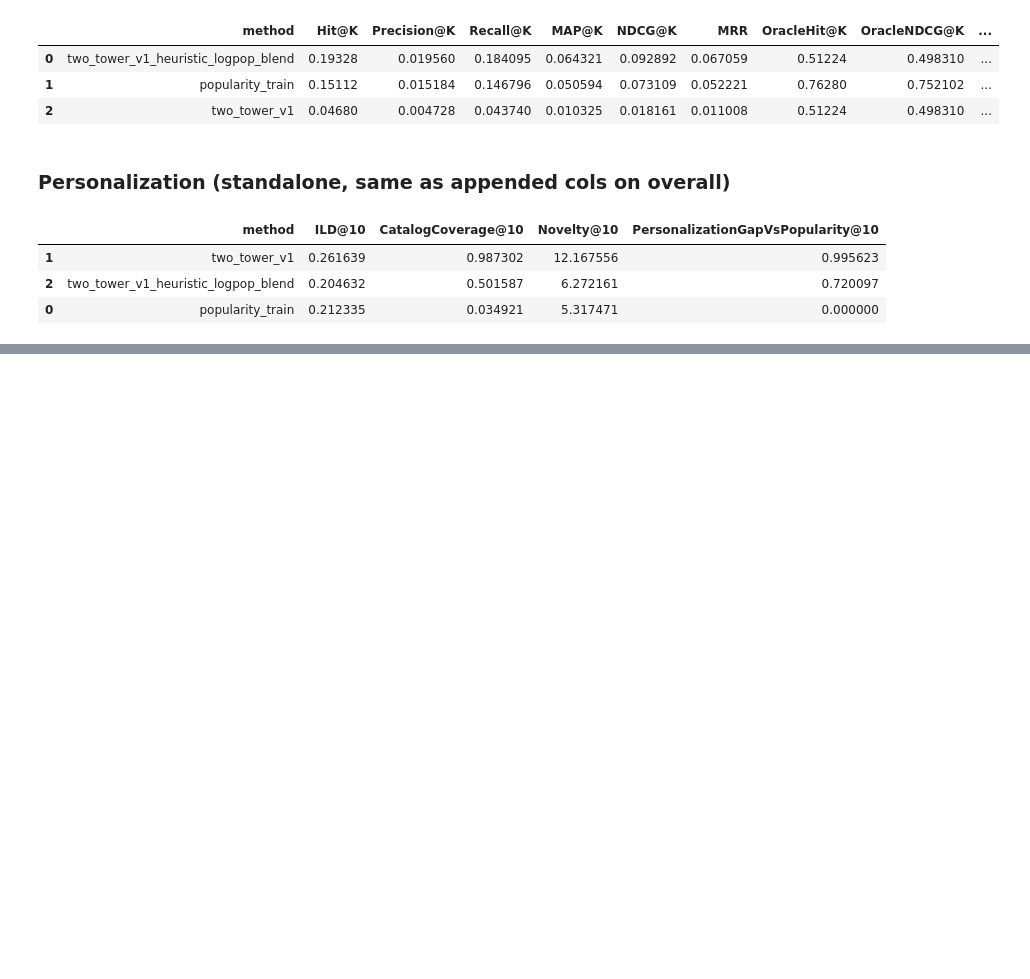
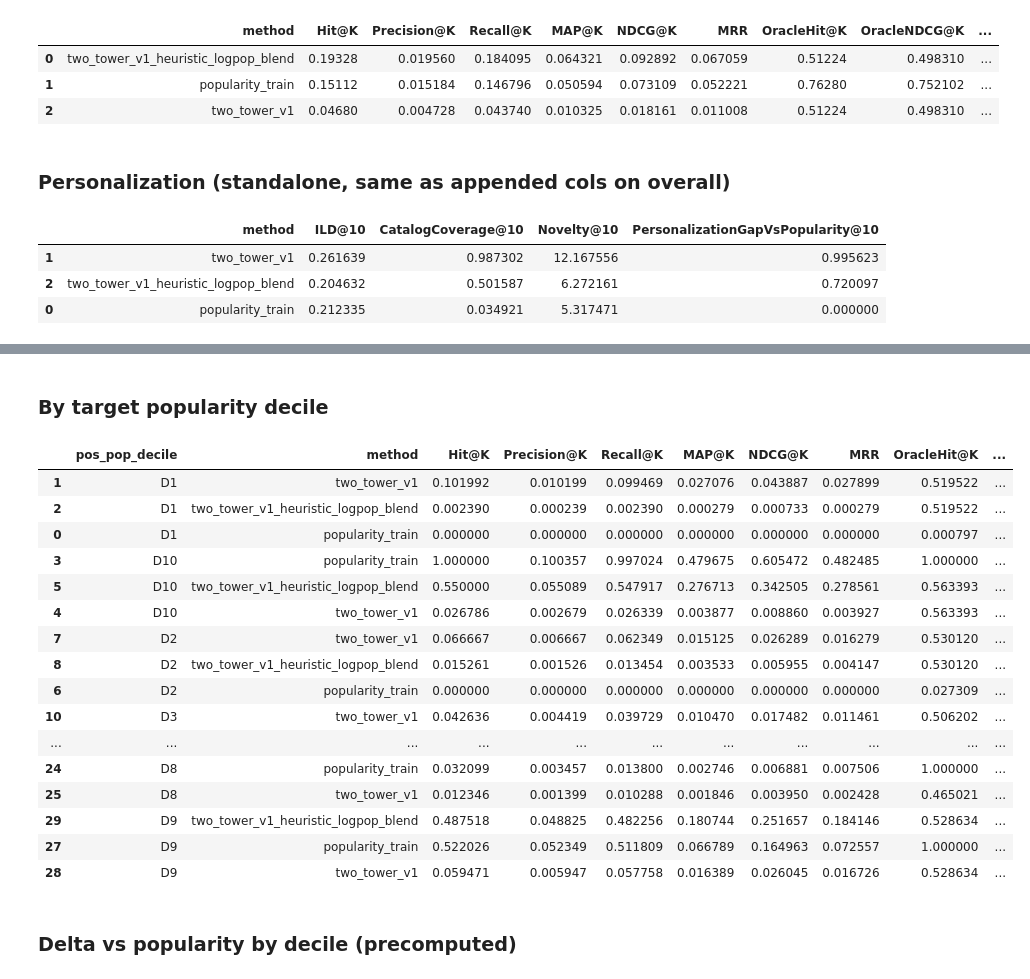
Before and after one commit to rreuther8/steam-review-ml, a Jupyter notebook: notebooks/ranking/recs_011_view_offline_ranking_eval.ipynb, the cells around one changed output, grey strips where cells are left out. Cells and saved outputs as stored; diff of their text form; code cells hidden in the pictures; blank space fills up the shorter version.

```diff
--- a/notebooks/ranking/recs_011_view_offline_ranking_eval.ipynb
+++ b/notebooks/ranking/recs_011_view_offline_ranking_eval.ipynb
@@ -155,0 +225,37 @@ if rank_overall is not None:
+# %%
+display(Markdown("### By target popularity decile"))
+rank_pop_decile = _load_csv("ranking_by_pop_decile")
+if rank_pop_decile is not None:
+    display(rank_pop_decile.sort_values(["pos_pop_decile", "NDCG@K"], ascending=[True, False]))
+
+display(Markdown("### Delta vs popularity by decile (precomputed)"))
+rank_pop_delta = _load_csv("ranking_pop_delta")
+if rank_pop_delta is not None:
+    delta_cols = [
+        c
+        for c in rank_pop_delta.columns
+        if c.endswith("_delta_vs_pop") and c.replace("_delta_vs_pop", "") in DELTA_METRICS
+    ]
+    show_cols = ["pos_pop_decile", "method", *DELTA_METRICS, *delta_cols]
+    show_cols = [c for c in show_cols if c in rank_pop_delta.columns]
+    display(rank_pop_delta[show_cols].sort_values(["pos_pop_decile", "NDCG@K"], ascending=[True, False]))
+# %% [output]
+### By target popularity decile
+|  | pos_pop_decile | method | Hit@K | Precision@K | Recall@K | MAP@K | NDCG@K | MRR | OracleHit@K | ... |
+| 1 | D1 | two_tower_v1 | 0.101992 | 0.010199 | 0.099469 | 0.027076 | 0.043887 | 0.027899 | 0.519522 | ... |
+| 2 | D1 | two_tower_v1_heuristic_logpop_blend | 0.002390 | 0.000239 | 0.002390 | 0.000279 | 0.000733 | 0.000279 | 0.519522 | ... |
+| 0 | D1 | popularity_train | 0.000000 | 0.000000 | 0.000000 | 0.000000 | 0.000000 | 0.000000 | 0.000797 | ... |
+| 3 | D10 | popularity_train | 1.000000 | 0.100357 | 0.997024 | 0.479675 | 0.605472 | 0.482485 | 1.000000 | ... |
+| 5 | D10 | two_tower_v1_heuristic_logpop_blend | 0.550000 | 0.055089 | 0.547917 | 0.276713 | 0.342505 | 0.278561 | 0.563393 | ... |
+| 4 | D10 | two_tower_v1 | 0.026786 | 0.002679 | 0.026339 | 0.003877 | 0.008860 | 0.003927 | 0.563393 | ... |
+| 7 | D2 | two_tower_v1 | 0.066667 | 0.006667 | 0.062349 | 0.015125 | 0.026289 | 0.016279 | 0.530120 | ... |
+| 8 | D2 | two_tower_v1_heuristic_logpop_blend | 0.015261 | 0.001526 | 0.013454 | 0.003533 | 0.005955 | 0.004147 | 0.530120 | ... |
+| 6 | D2 | popularity_train | 0.000000 | 0.000000 | 0.000000 | 0.000000 | 0.000000 | 0.000000 | 0.027309 | ... |
+| 10 | D3 | two_tower_v1 | 0.042636 | 0.004419 | 0.039729 | 0.010470 | 0.017482 | 0.011461 | 0.506202 | ... |
+| ... | ... | ... | ... | ... | ... | ... | ... | ... | ... | ... |
+| 24 | D8 | popularity_train | 0.032099 | 0.003457 | 0.013800 | 0.002746 | 0.006881 | 0.007506 | 1.000000 | ... |
+| 25 | D8 | two_tower_v1 | 0.012346 | 0.001399 | 0.010288 | 0.001846 | 0.003950 | 0.002428 | 0.465021 | ... |
+| 29 | D9 | two_tower_v1_heuristic_logpop_blend | 0.487518 | 0.048825 | 0.482256 | 0.180744 | 0.251657 | 0.184146 | 0.528634 | ... |
+| 27 | D9 | popularity_train | 0.522026 | 0.052349 | 0.511809 | 0.066789 | 0.164963 | 0.072557 | 1.000000 | ... |
+| 28 | D9 | two_tower_v1 | 0.059471 | 0.005947 | 0.057758 | 0.016389 | 0.026045 | 0.016726 | 0.528634 | ... |
+### Delta vs popularity by decile (precomputed)
```
Also changed, not shown: parts of 6 cells of this notebook, 36 other files.
